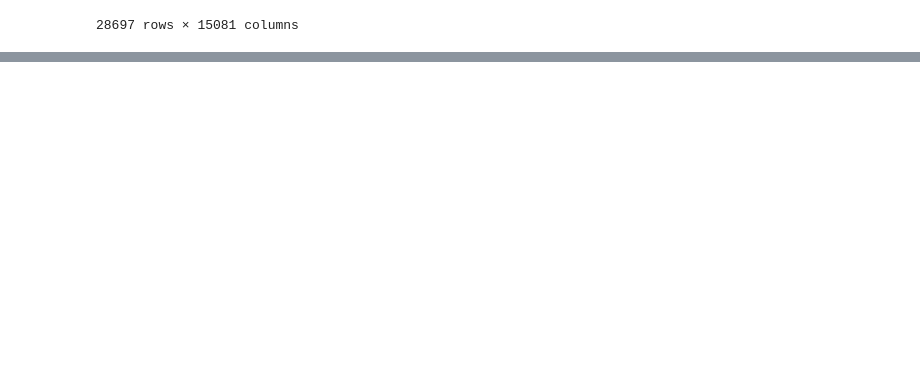
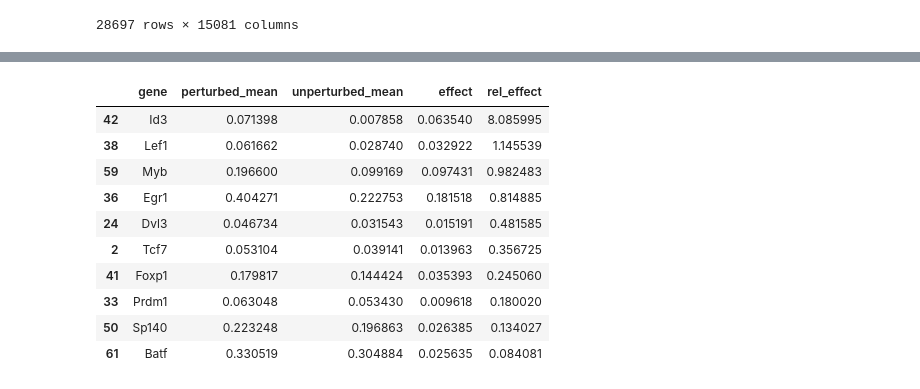
Before and after one commit to chesterkv/TCell-Challenge, a Jupyter notebook: src/knockout effect.ipynb, the cells around one changed output, grey strips where cells are left out. Saved outputs shown, nothing was run; the diff lists cells and outputs as text; code cells hidden in the pictures; blank space fills up the shorter version.

```diff
--- a/src/knockout effect.ipynb
+++ b/src/knockout effect.ipynb
@@ -63,0 +100,14 @@ df
+# %%
+effect.sort_values('rel_effect', ascending=False).head(10)
+# %% [output]
+|  | gene | perturbed_mean | unperturbed_mean | effect | rel_effect |
+| 42 | Id3 | 0.071398 | 0.007858 | 0.063540 | 8.085995 |
+| 38 | Lef1 | 0.061662 | 0.028740 | 0.032922 | 1.145539 |
+| 59 | Myb | 0.196600 | 0.099169 | 0.097431 | 0.982483 |
+| 36 | Egr1 | 0.404271 | 0.222753 | 0.181518 | 0.814885 |
+| 24 | Dvl3 | 0.046734 | 0.031543 | 0.015191 | 0.481585 |
+| 2 | Tcf7 | 0.053104 | 0.039141 | 0.013963 | 0.356725 |
+| 41 | Foxp1 | 0.179817 | 0.144424 | 0.035393 | 0.245060 |
+| 33 | Prdm1 | 0.063048 | 0.053430 | 0.009618 | 0.180020 |
+| 50 | Sp140 | 0.223248 | 0.196863 | 0.026385 | 0.134027 |
+| 61 | Batf | 0.330519 | 0.304884 | 0.025635 | 0.084081 |
```
Also changed, not shown: parts of 13 cells of this notebook, 2 other files.
